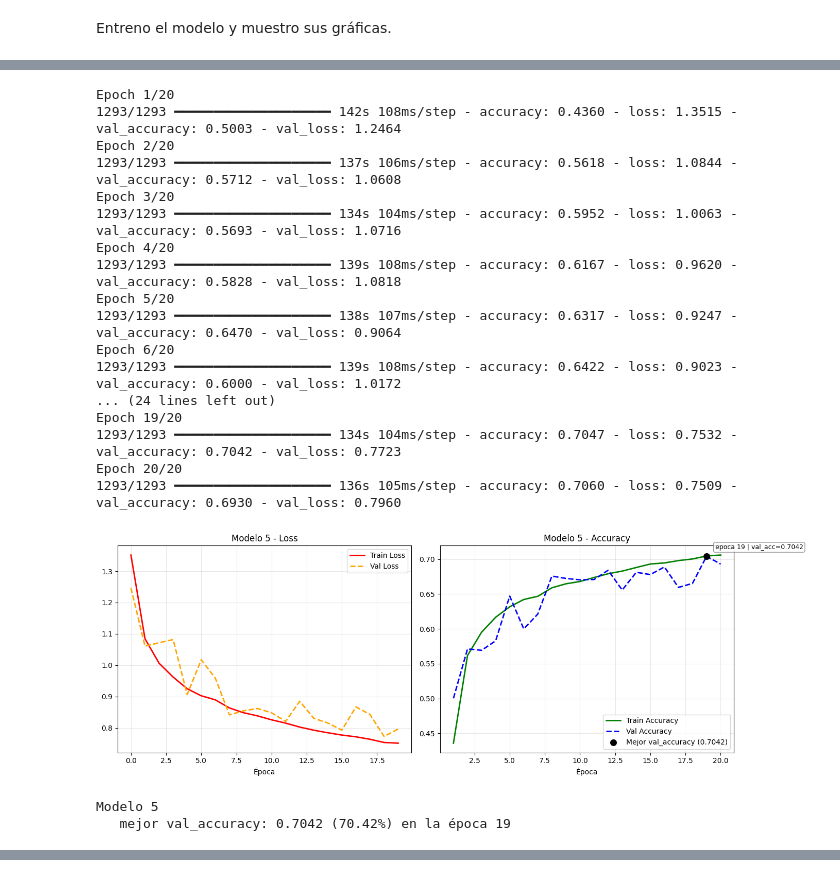
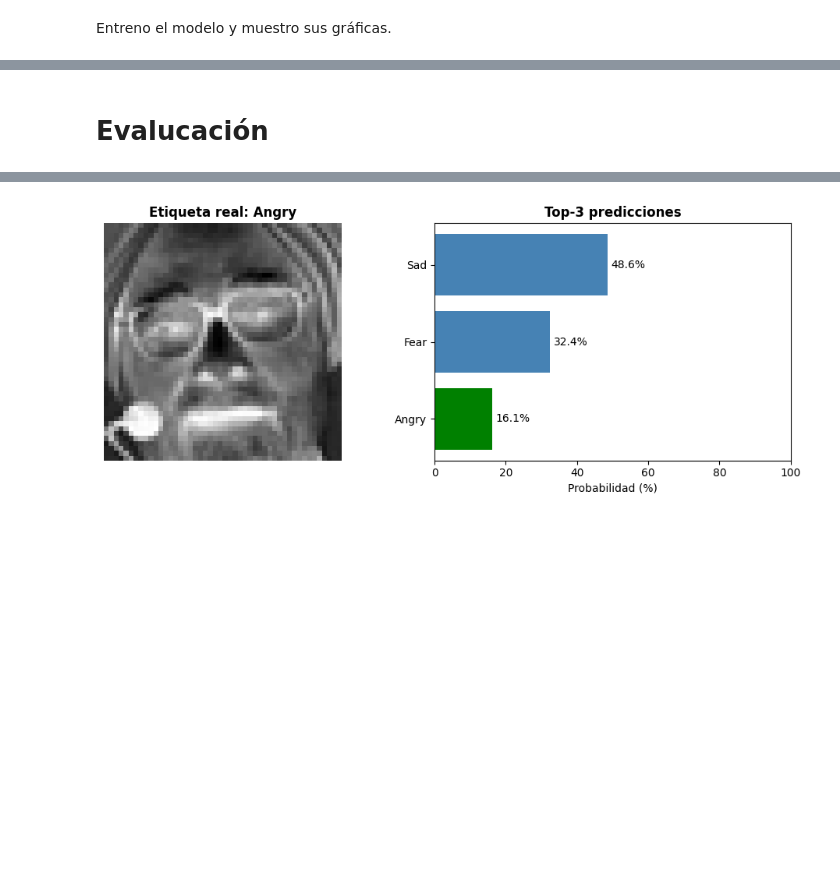
Before and after one commit to jacobo-perez-manteiga/Taller-3-CNN, a Jupyter notebook: PW2_E1_GROUP[n].ipynb, the cells around one changed output, grey strips where cells are left out. Cells and saved outputs as stored; diff of their text form; code cells hidden in the pictures; blank space fills up the shorter version.

```diff
--- a/PW2_E1_GROUP[n].ipynb
+++ b/PW2_E1_GROUP[n].ipynb
@@ -534,24 +409,54 @@ Entreno el modelo y muestro sus gráficas.
-# %%
-modelo5 = construir_modelo5()
-hist5 = entrenar_y_graficar(modelo5, 'Modelo 5')
-# %% [output]
-Epoch 1/20
-1293/1293 ━━━━━━━━━━━━━━━━━━━━ 142s 108ms/step - accuracy: 0.4360 - loss: 1.3515 - val_accuracy: 0.5003 - val_loss: 1.2464
-Epoch 2/20
-1293/1293 ━━━━━━━━━━━━━━━━━━━━ 137s 106ms/step - accuracy: 0.5618 - loss: 1.0844 - val_accuracy: 0.5712 - val_loss: 1.0608
-Epoch 3/20
-1293/1293 ━━━━━━━━━━━━━━━━━━━━ 134s 104ms/step - accuracy: 0.5952 - loss: 1.0063 - val_accuracy: 0.5693 - val_loss: 1.0716
-Epoch 4/20
-1293/1293 ━━━━━━━━━━━━━━━━━━━━ 139s 108ms/step - accuracy: 0.6167 - loss: 0.9620 - val_accuracy: 0.5828 - val_loss: 1.0818
-Epoch 5/20
-1293/1293 ━━━━━━━━━━━━━━━━━━━━ 138s 107ms/step - accuracy: 0.6317 - loss: 0.9247 - val_accuracy: 0.6470 - val_loss: 0.9064
-Epoch 6/20
-1293/1293 ━━━━━━━━━━━━━━━━━━━━ 139s 108ms/step - accuracy: 0.6422 - loss: 0.9023 - val_accuracy: 0.6000 - val_loss: 1.0172
-... (24 lines left out)
-Epoch 19/20
-1293/1293 ━━━━━━━━━━━━━━━━━━━━ 134s 104ms/step - accuracy: 0.7047 - loss: 0.7532 - val_accuracy: 0.7042 - val_loss: 0.7723
-Epoch 20/20
-1293/1293 ━━━━━━━━━━━━━━━━━━━━ 136s 105ms/step - accuracy: 0.7060 - loss: 0.7509 - val_accuracy: 0.6930 - val_loss: 0.7960
-[figure, removed]
-Modelo 5
-   mejor val_accuracy: 0.7042 (70.42%) en la época 19
+# %% [markdown]
+# Evalucación
+# %%
+# El modelo K es el que quedó entrenado como mejor modelo
+# Si lo tienes guardado en una variable lo usas directamente
+# Si no, vuelve a definirlo y entrenarlo con los hiperparámetros del modelo K:
+# kernel 5x5, BatchNorm, Dropout 0.25/0.25/0.4, Flatten, Dense 256, lr=0.001, 20 épocas
+
+# Mapeo índice → nombre de clase
+idx_a_clase = {v: k for k, v in gen_test.class_indices.items()}
+
+# Tomar una imagen real del generador de test
+X_test_batch, Y_test_batch = next(gen_test)
+
+# Coger la primera imagen del lote
+imagen = X_test_batch[0]
+etiqueta_real = idx_a_clase[np.argmax(Y_test_batch[0])]
+# Patrón de predicción del Taller 01: modelo.predict + np.argmax
+# Se expande la dimensión porque el modelo espera un lote, no una imagen sola
+
+prediccion = modelo.predict(tf.expand_dims(imagen, 0))[0]
+
+# Obtener los índices ordenados de mayor a menor probabilidad
+top3_indices = np.argsort(prediccion)[::-1][:3]
+
+# Mostrar la imagen con sus top-3 predicciones
+plt.figure(figsize=(10, 4))
+
+# Imagen
+plt.subplot(1, 2, 1)
+plt.imshow(imagen.reshape(TAMANO_IMG), cmap='gray_r')
+plt.title(f'Etiqueta real: {etiqueta_real}', fontsize=12, fontweight='bold')
+plt.axis('off')
+
+# Barras de probabilidad top-3
+plt.subplot(1, 2, 2)
+nombres_top3 = [idx_a_clase[i] for i in top3_indices]
+probs_top3   = [prediccion[i] * 100 for i in top3_indices]
+colores      = ['green' if nombres_top3[i] == etiqueta_real
+                else 'steelblue' for i in range(3)]
+
+bars = plt.barh(nombres_top3[::-1], probs_top3[::-1], color=colores[::-1])
+plt.xlabel('Probabilidad (%)')
+plt.title('Top-3 predicciones', fontsize=12, fontweight='bold')
+plt.xlim(0, 100)
+
+# Etiquetas de porcentaje en las barras
+for bar, prob in zip(bars, probs_top3[::-1]):
+    plt.text(bar.get_width() + 1, bar.get_y() + bar.get_height()/2,
+             f'{prob:.1f}%', va='center', fontsize=10)
+
+plt.tight_layout()
+plt.show()
+# %% [output]
@@ -557,0 +464 @@ Modelo 5
+[figure, added]
```
Also changed, not shown: parts of 33 cells of this notebook, 1 other file.
